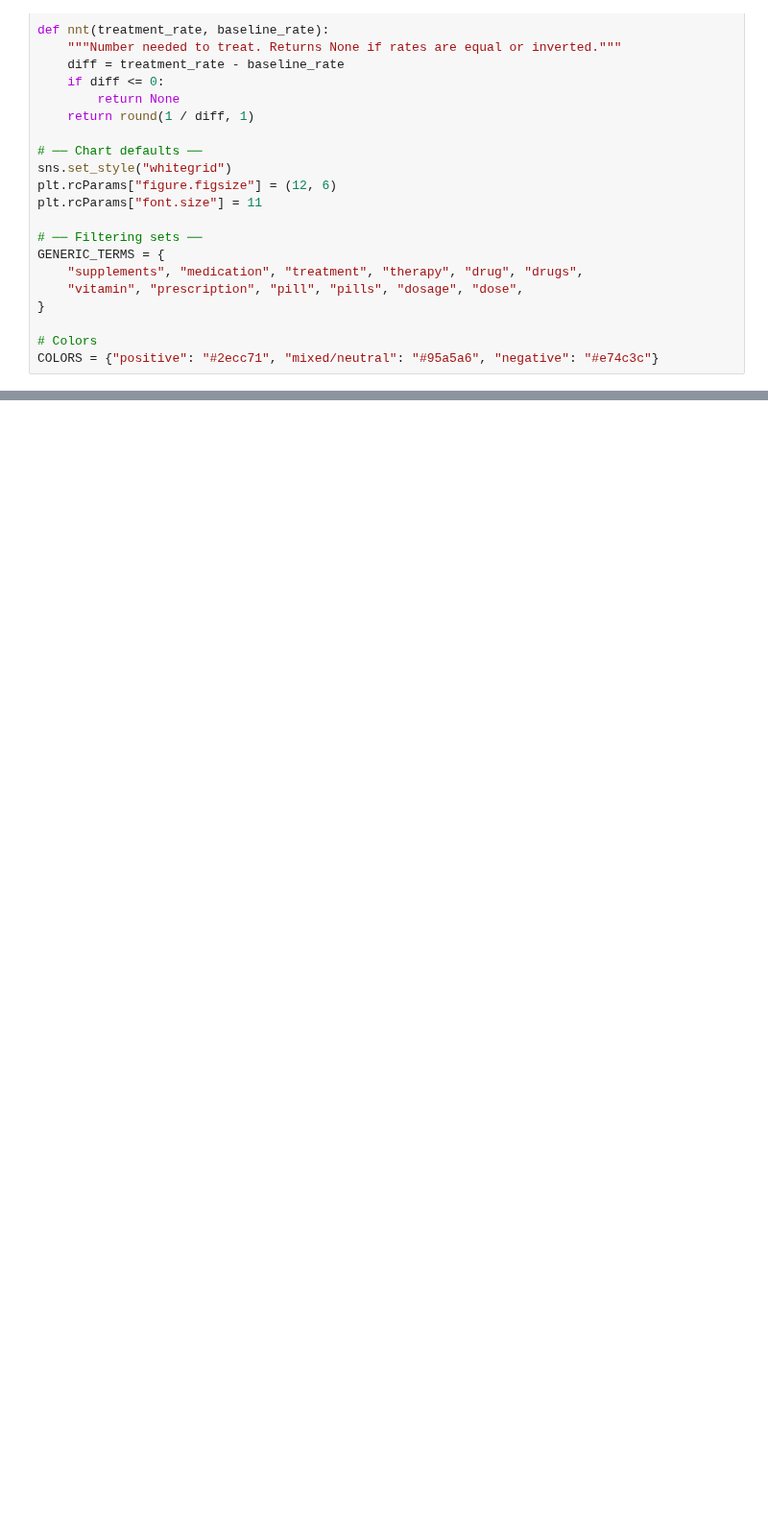
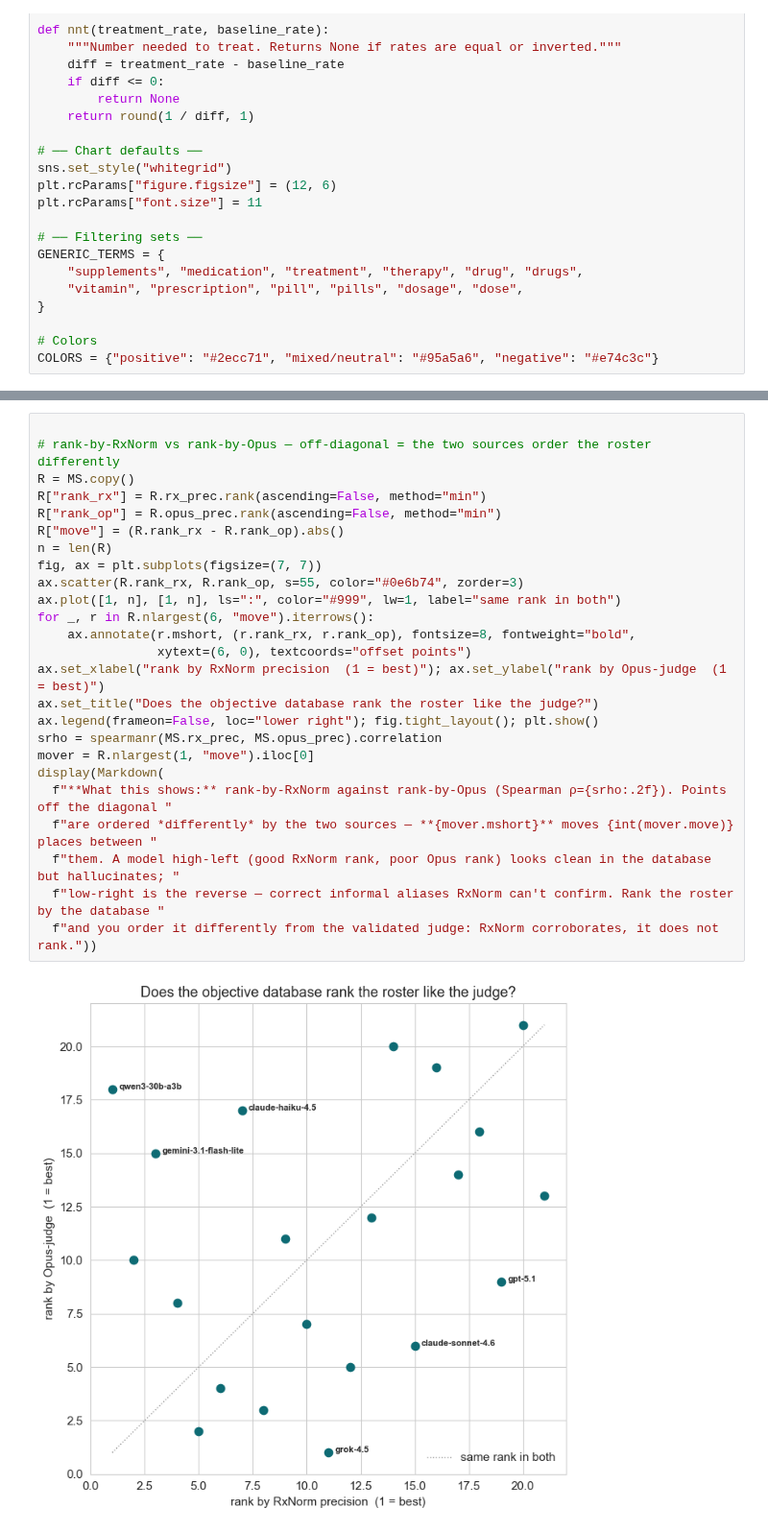
Before and after one commit to Ely-S/PatientPunk, a Jupyter notebook: notebooks/validation/j1_alias_executed.ipynb, the cells around one changed output, grey strips where cells are left out. Shown at 96% size. Cells and saved outputs as stored; diff of their text form; blank space fills up the shorter version.

```diff
--- a/notebooks/validation/j1_alias_executed.ipynb
+++ b/notebooks/validation/j1_alias_executed.ipynb
@@ -365,0 +254,27 @@ display(HTML("<b>① alias — scorecard rows</b>" + sc.to_html(index=False)))
+# %%
+
+# rank-by-RxNorm vs rank-by-Opus — off-diagonal = the two sources order the roster differently
+R = MS.copy()
+R["rank_rx"] = R.rx_prec.rank(ascending=False, method="min")
+R["rank_op"] = R.opus_prec.rank(ascending=False, method="min")
+R["move"] = (R.rank_rx - R.rank_op).abs()
+n = len(R)
+fig, ax = plt.subplots(figsize=(7, 7))
+ax.scatter(R.rank_rx, R.rank_op, s=55, color="#0e6b74", zorder=3)
+ax.plot([1, n], [1, n], ls=":", color="#999", lw=1, label="same rank in both")
+for _, r in R.nlargest(6, "move").iterrows():
+    ax.annotate(r.mshort, (r.rank_rx, r.rank_op), fontsize=8, fontweight="bold",
+                xytext=(6, 0), textcoords="offset points")
+ax.set_xlabel("rank by RxNorm precision  (1 = best)"); ax.set_ylabel("rank by Opus-judge  (1 = best)")
+ax.set_title("Does the objective database rank the roster like the judge?")
+ax.legend(frameon=False, loc="lower right"); fig.tight_layout(); plt.show()
+srho = spearmanr(MS.rx_prec, MS.opus_prec).correlation
+mover = R.nlargest(1, "move").iloc[0]
+display(Markdown(
+  f"**What this shows:** rank-by-RxNorm against rank-by-Opus (Spearman ρ={srho:.2f}). Points off the diagonal "
+  f"are ordered *differently* by the two sources — **{mover.mshort}** moves {int(mover.move)} places between "
+  f"them. A model high-left (good RxNorm rank, poor Opus rank) looks clean in the database but hallucinates; "
+  f"low-right is the reverse — correct informal aliases RxNorm can't confirm. Rank the roster by the database "
+  f"and you order it differently from the validated judge: RxNorm corroborates, it does not rank."))
+# %% [output]
+[figure, added]
```
Also changed, not shown: parts of 25 cells of this notebook, 3 other files.
